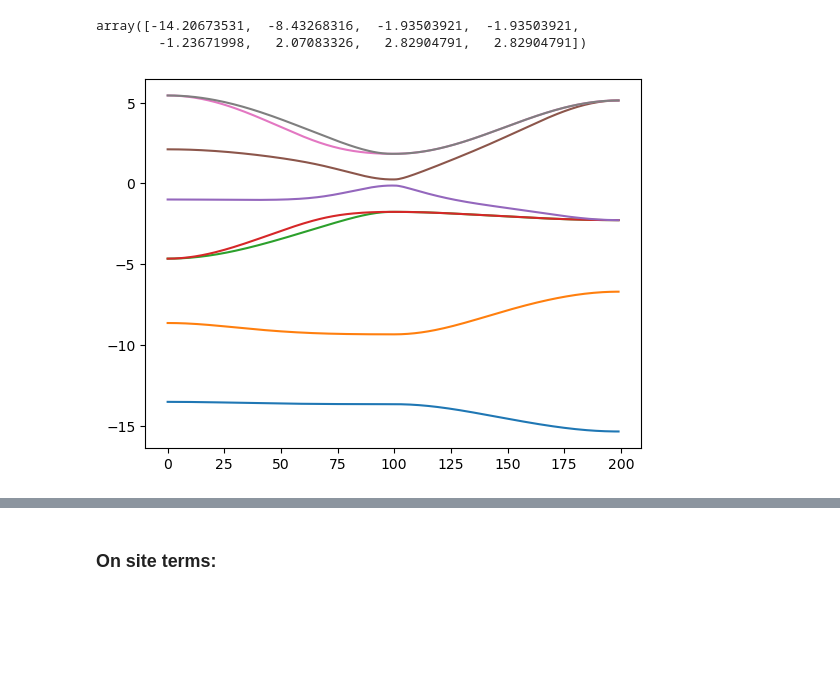
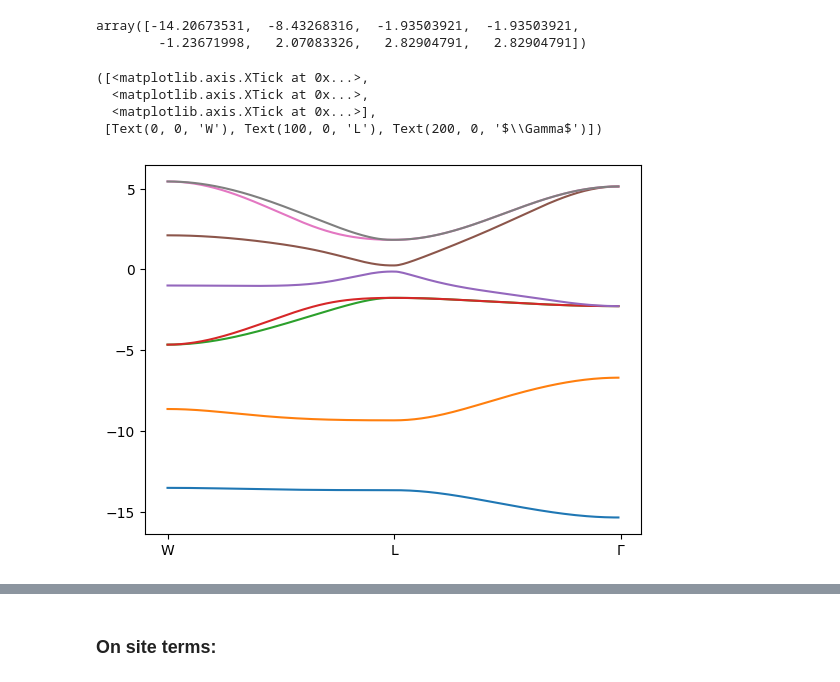
Before and after one commit to mlawler/qdotarrays, a Jupyter notebook: qdot-array.ipynb, the cells around one changed output, grey strips where cells are left out. Drawn from its saved outputs; the diff is of its cells as text; code cells hidden in the pictures; blank space fills up the shorter version.

```diff
--- a/qdot-array.ipynb
+++ b/qdot-array.ipynb
@@ -435,16 +471,21 @@ b3 = np.pi*np.array([1,1,-1])
 # %%
 import matplotlib.pyplot as plt
 ks = np.linspace(0,1,100)
 lams = np.zeros((200,8))
 L = (b1+b2+b3)/2
 W = (1/4)*b1+(3/4)*b2+(1/2)*b3
 for i,k in enumerate(ks):
     kvec = W + k*(L-W)
     lams[i] = np.linalg.eigvalsh(hfull(kvec[0],kvec[1],kvec[2]))
 for i,k in enumerate(ks):
     kvec = L+k*(-L)
     lams[i+100] = np.linalg.eigvalsh(hfull(kvec[0],kvec[1],kvec[2]))
 plt.plot(lams);
+plt.xticks([0,100,200],[r"W", r"L",r"$\Gamma$"])
 # %% [output]
+([<matplotlib.axis.XTick at 0x...>,
+  <matplotlib.axis.XTick at 0x...>,
+  <matplotlib.axis.XTick at 0x...>],
+ [Text(0, 0, 'W'), Text(100, 0, 'L'), Text(200, 0, '$\\Gamma$')])
-[figure, old version]
+[figure, new version]
 # %%
```
Also changed, not shown: parts of 21 cells of this notebook, 1 other file.
